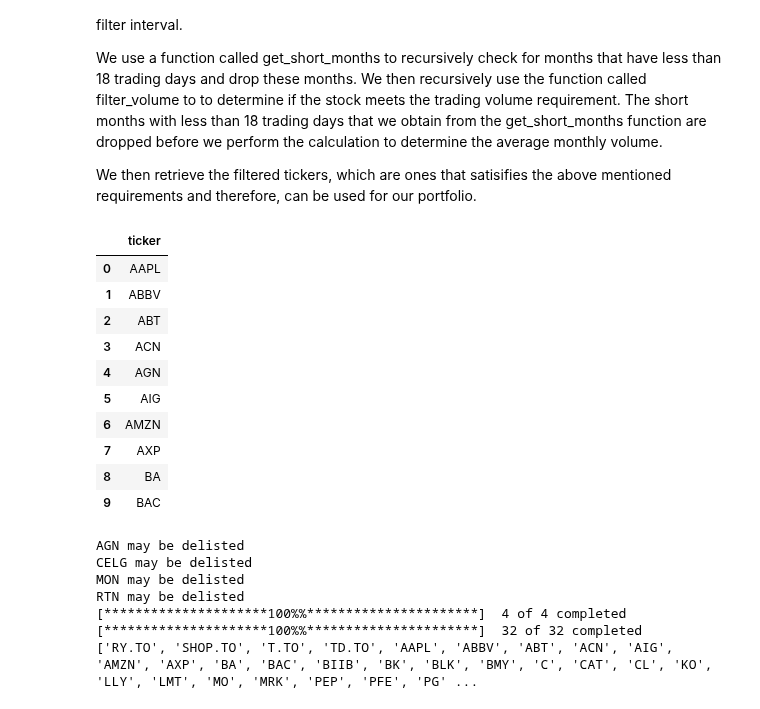
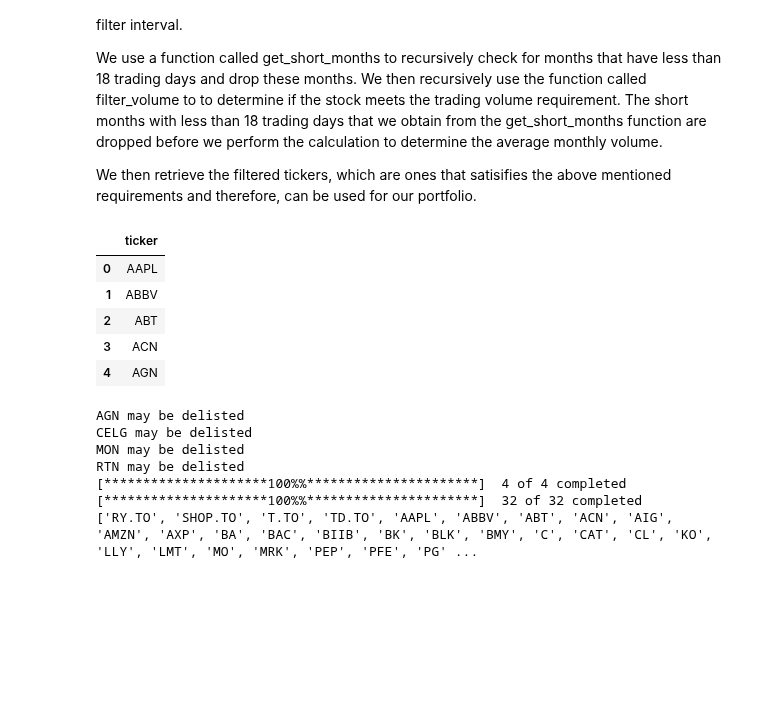
Before and after one commit to Zemelware/robo_stock_advisor, a Jupyter notebook: robo_stock_advisor.ipynb, the cells around one changed output. Cells and saved outputs as stored; diff of their text form; code cells hidden in the pictures; blank space fills up the shorter version.

```diff
--- a/robo_stock_advisor.ipynb
+++ b/robo_stock_advisor.ipynb
@@ -113,21 +113,16 @@ We then retrieve the filtered tickers, which are ones that satisifies the above
 # %%
 # Read in CSV ticker file
 tickers = pd.read_csv("tickers_example.csv", header=None)
 tickers = tickers.rename(columns={0: "ticker"})
 tickers_lst = tickers["ticker"].tolist()
-tickers.head(10)
+tickers.head()
 # %% [output]
 |  | ticker |
 | 0 | AAPL |
 | 1 | ABBV |
 | 2 | ABT |
 | 3 | ACN |
 | 4 | AGN |
-| 5 | AIG |
-| 6 | AMZN |
-| 7 | AXP |
-| 8 | BA |
-| 9 | BAC |
 # %%
 # Set parameters for filtering tickers
 filter_start_date = "2023-01-01"
```
Also changed, not shown: parts of 10 cells of this notebook.
